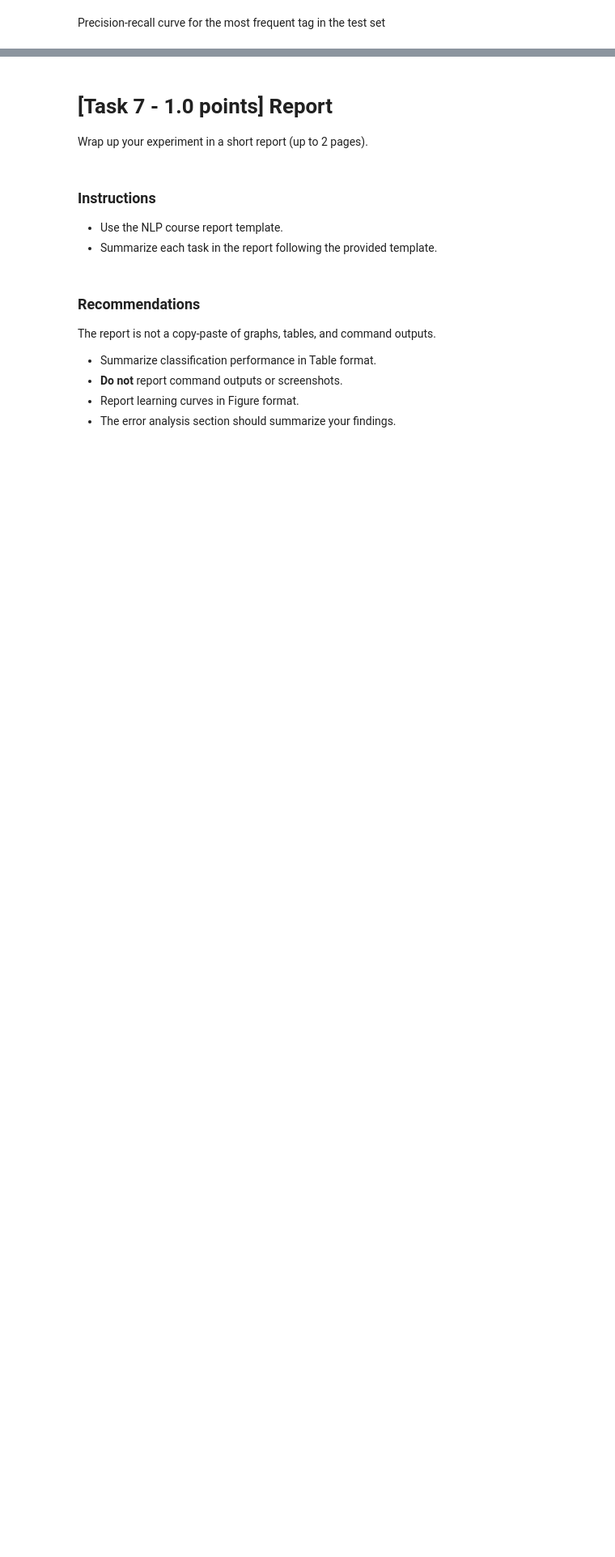
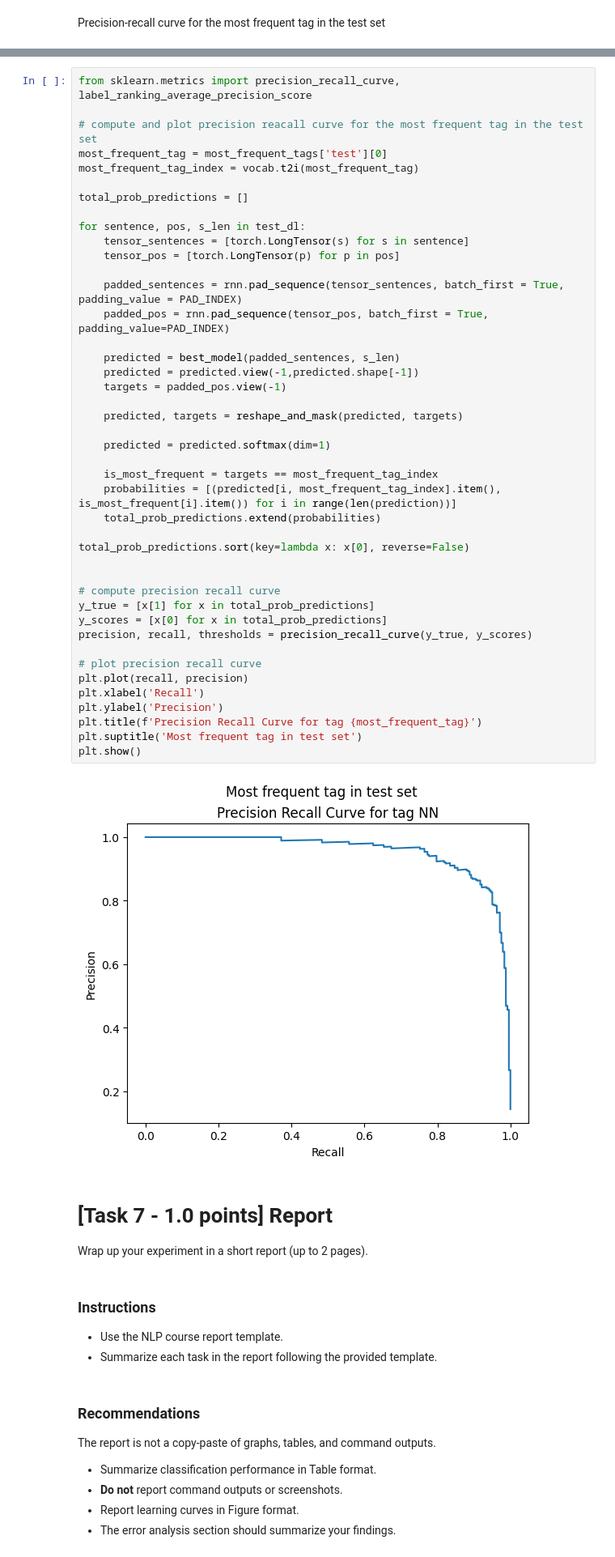
Before and after one commit to AndreaZecca/NLP-assignments, a Jupyter notebook: Assignment-1/Assignment1.ipynb, the cells around one changed output, grey strips where cells are left out. Shown at 81% size. Drawn from its saved outputs; the diff is of its cells as text; blank space fills up the shorter version.

```diff
--- a/Assignment-1/Assignment1.ipynb
+++ b/Assignment-1/Assignment1.ipynb
@@ -1291,3 +1250,48 @@ plt.show()
+# %%
+from sklearn.metrics import precision_recall_curve, label_ranking_average_precision_score
+
+# compute and plot precision reacall curve for the most frequent tag in the test set
+most_frequent_tag = most_frequent_tags['test'][0]
+most_frequent_tag_index = vocab.t2i(most_frequent_tag)
+
+total_prob_predictions = []
+
+for sentence, pos, s_len in test_dl:
+    tensor_sentences = [torch.LongTensor(s) for s in sentence]
+    tensor_pos = [torch.LongTensor(p) for p in pos]
+
+    padded_sentences = rnn.pad_sequence(tensor_sentences, batch_first = True, padding_value = PAD_INDEX)
+    padded_pos = rnn.pad_sequence(tensor_pos, batch_first = True, padding_value=PAD_INDEX)
+
+    predicted = best_model(padded_sentences, s_len)
+    predicted = predicted.view(-1,predicted.shape[-1])
+    targets = padded_pos.view(-1)
+
+    predicted, targets = reshape_and_mask(predicted, targets)
+
+    predicted = predicted.softmax(dim=1)
+
+    is_most_frequent = targets == most_frequent_tag_index
+    probabilities = [(predicted[i, most_frequent_tag_index].item(), is_most_frequent[i].item()) for i in range(len(prediction))]
+    total_prob_predictions.extend(probabilities)
+
+total_prob_predictions.sort(key=lambda x: x[0], reverse=False)
+
+
+# compute precision recall curve
+y_true = [x[1] for x in total_prob_predictions]
+y_scores = [x[0] for x in total_prob_predictions]
+precision, recall, thresholds = precision_recall_curve(y_true, y_scores)
+
+# plot precision recall curve
+plt.plot(recall, precision)
+plt.xlabel('Recall')
+plt.ylabel('Precision')
+plt.title(f'Precision Recall Curve for tag {most_frequent_tag}')
+plt.suptitle('Most frequent tag in test set')
+plt.show()
+# %% [output]
+[figure, added]
 # %% [markdown]
 # [Task 7 - 1.0 points] Report
 
```
Also changed, not shown: parts of 12 cells of this notebook, 12 other files.
